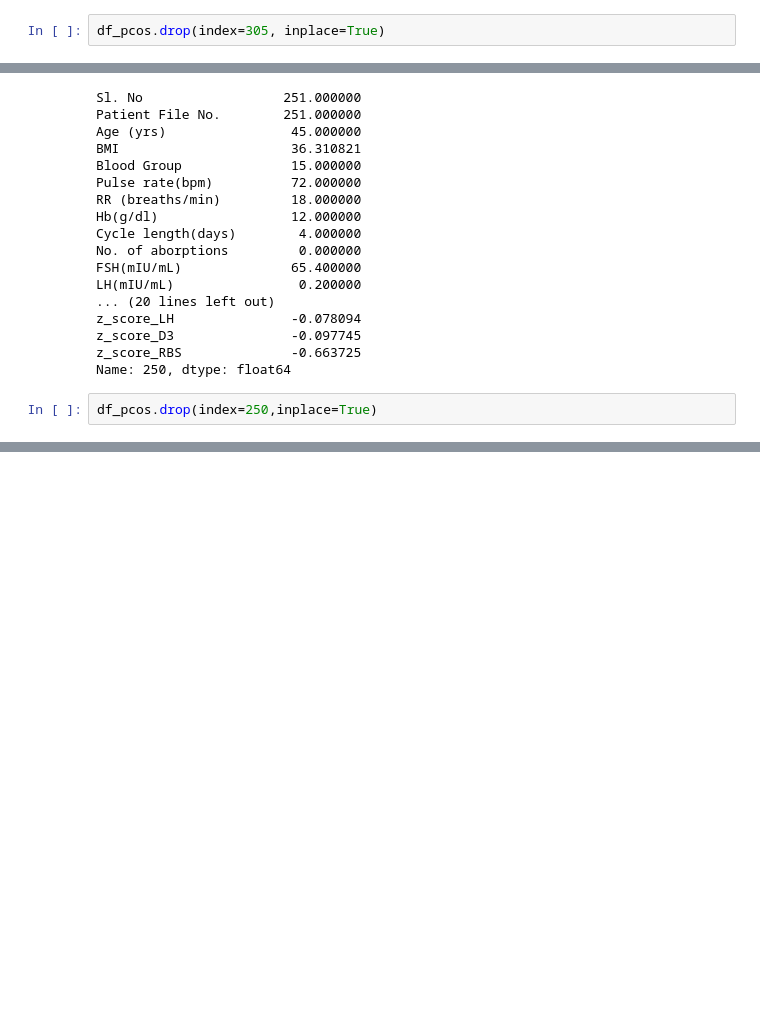
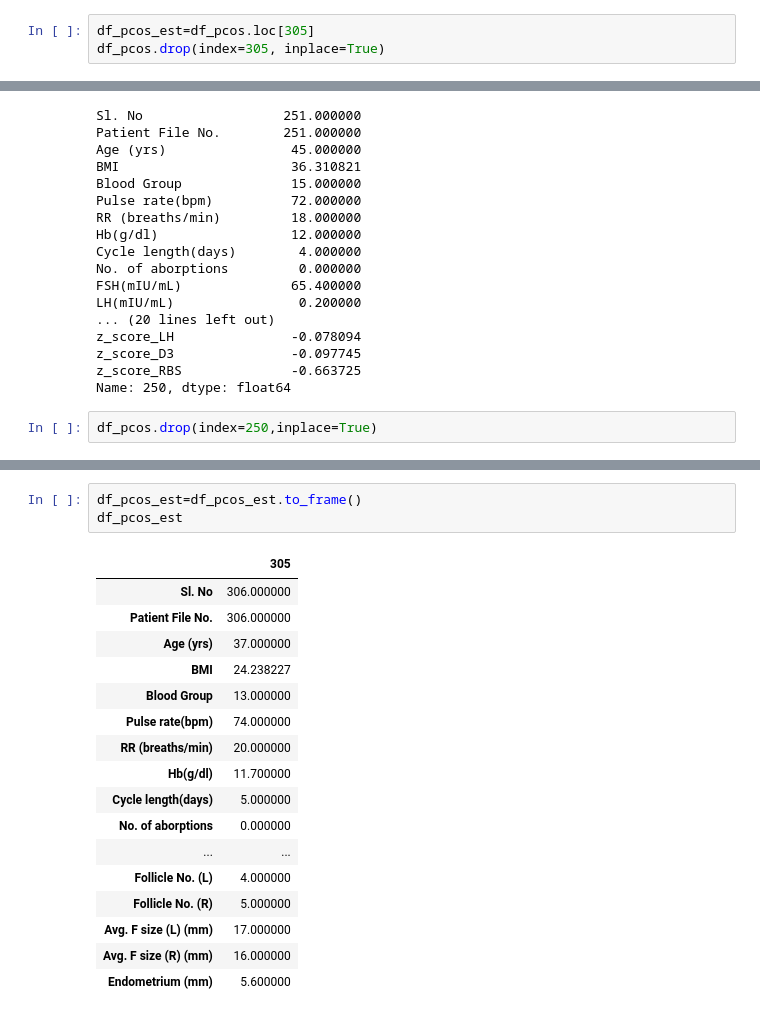
Before and after one commit to tina-m-dev/pcos, a Jupyter notebook: Outliers_and_more.ipynb, the cells around one changed output, grey strips where cells are left out. Drawn from its saved outputs; the diff is of its cells as text; blank space fills up the shorter version.

```diff
--- a/Outliers_and_more.ipynb
+++ b/Outliers_and_more.ipynb
@@ -113,6 +113,7 @@ df_pcos.loc[missing_index, 'AMH(ng/mL)']
 305   NaN
 Name: AMH(ng/mL), dtype: float64
 # %%
+df_pcos_est=df_pcos.loc[305]
 df_pcos.drop(index=305, inplace=True)
 # %% [markdown]
 Let's analyze outliers.
@@ -260,0 +314,21 @@ df_pcos
+# %%
+df_pcos_est=df_pcos_est.to_frame()
+df_pcos_est
+# %% [output]
+|  | 305 |
+| Sl. No | 306.000000 |
+| Patient File No. | 306.000000 |
+| Age (yrs) | 37.000000 |
+| BMI | 24.238227 |
+| Blood Group | 13.000000 |
+| Pulse rate(bpm) | 74.000000 |
+| RR (breaths/min) | 20.000000 |
+| Hb(g/dl) | 11.700000 |
+| Cycle length(days) | 5.000000 |
+| No. of aborptions | 0.000000 |
+| ... | ... |
+| Follicle No. (L) | 4.000000 |
+| Follicle No. (R) | 5.000000 |
+| Avg. F size (L) (mm) | 17.000000 |
+| Avg. F size (R) (mm) | 16.000000 |
+| Endometrium (mm) | 5.600000 |
```
Also changed, not shown: parts of 7 cells of this notebook.
